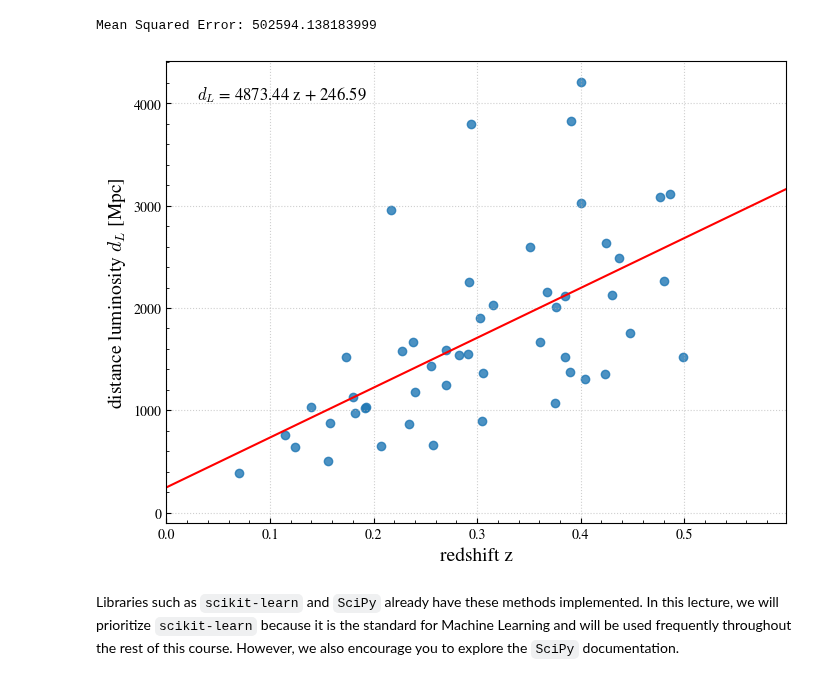
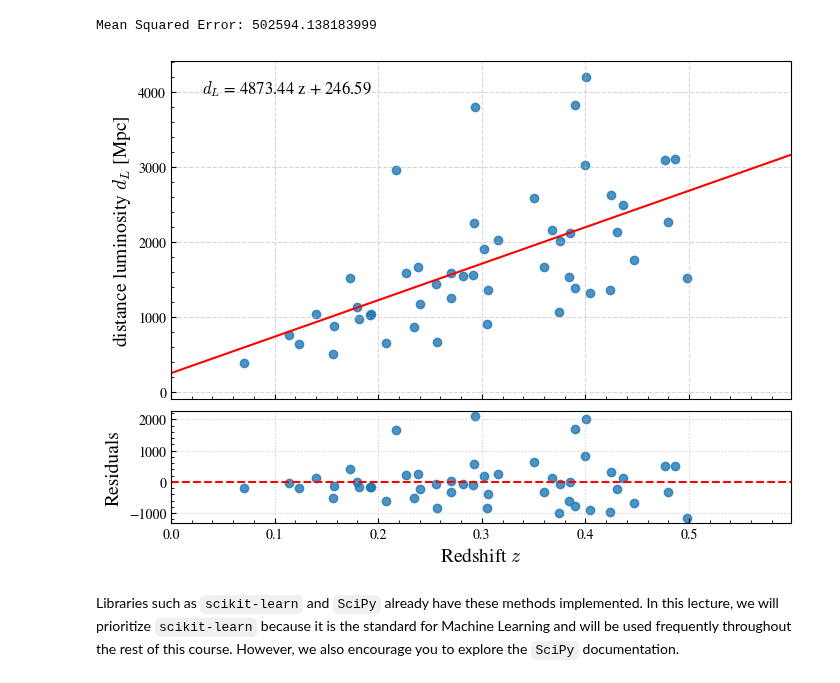
Before and after one commit to jurados/AS4501_Astroinformatic, a Jupyter notebook: Auxiliar/AUX1_LinearRegression.ipynb, the cells around one changed output. Cells and saved outputs as stored; diff of their text form; code cells hidden in the pictures.

```diff
--- a/Auxiliar/AUX1_LinearRegression.ipynb
+++ b/Auxiliar/AUX1_LinearRegression.ipynb
@@ -196,18 +198,23 @@ X_fit  = np.column_stack((np.ones(z_fit.shape[0]), z_fit.reshape(-1, 1)))
 dL_fit = X_fit @ theta
 # %%
 sign = '+' if theta[1] >= 0 else '-'
-fig, ax = plt.subplots(figsize=(8, 6))
-ax.scatter(z_sample, dL_sample, alpha=0.8)
-ax.plot(z_fit, dL_fit, color='red', label='Linear Fit')
-ax.set_xlabel('redshift z', fontsize=14)
-ax.set_ylabel(r'distance luminosity $d_L$ [Mpc]', fontsize=14)
-ax.text(0.05, 0.95, fr'$d_L$ = {theta[1]:.2f} z {sign} {np.abs(theta[0]):.2f}', transform=ax.transAxes, fontsize=12, verticalalignment='top')
-ax.set_xlim(0.0, z_sample.max()+0.1)
+fig, ax = plt.subplots(nrows=2,figsize=(8, 6),sharex=True,gridspec_kw={'height_ratios': [3, 1], 'hspace': 0.05})
+ax[0].scatter(z_sample, dL_sample, alpha=0.8)
+ax[1].scatter(z_sample, dL_sample - dL_pred, alpha=0.8)
+ax[1].axhline(0, color='red', linestyle='--')
+ax[1].set_xlabel('Redshift $z$', fontsize=14)
+ax[1].set_ylabel('Residuals', fontsize=14)
+ax[0].plot(z_fit, dL_fit, color='red', label='Linear Fit')
+ax[0].set_ylabel(r'distance luminosity $d_L$ [Mpc]', fontsize=14)
+ax[0].text(0.05, 0.95, fr'$d_L$ = {theta[1]:.2f} z {sign} {np.abs(theta[0]):.2f}', transform=ax[0].transAxes, fontsize=12, verticalalignment='top')
+ax[0].set_xlim(0.0, z_sample.max()+0.1)
+ax[0].grid(True, linestyle='--', alpha=0.5)
+
 #ax.legend()
 plt.grid()
 plt.show()
 # %% [output]
-[figure, old version]
+[figure, new version]
 # %% [markdown]
 Libraries such as `scikit-learn` and `SciPy` already have these methods implemented. In this lecture, we will prioritize `scikit-learn` because it is the standard for Machine Learning and will be used frequently throughout the rest of this course. However, we also encourage you to explore the `SciPy` documentation.
 # %%
```
Also changed, not shown: parts of 11 cells of this notebook, 1 other file.
